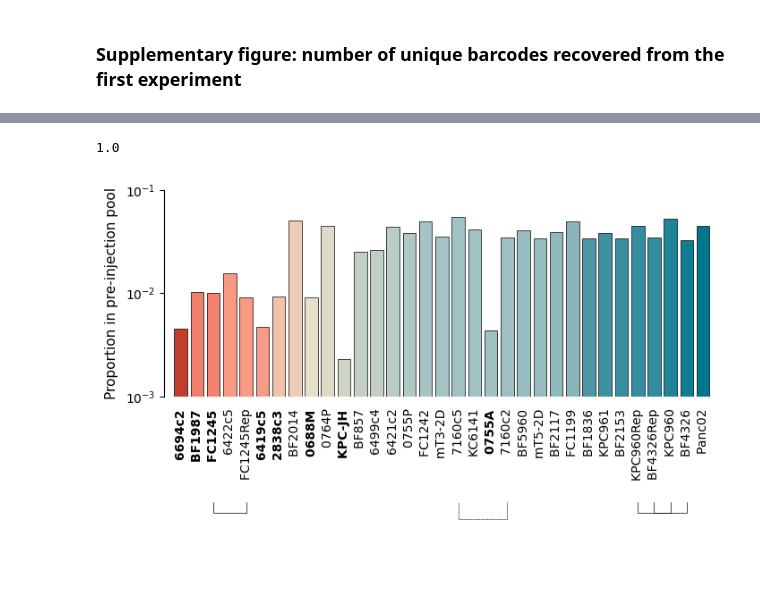
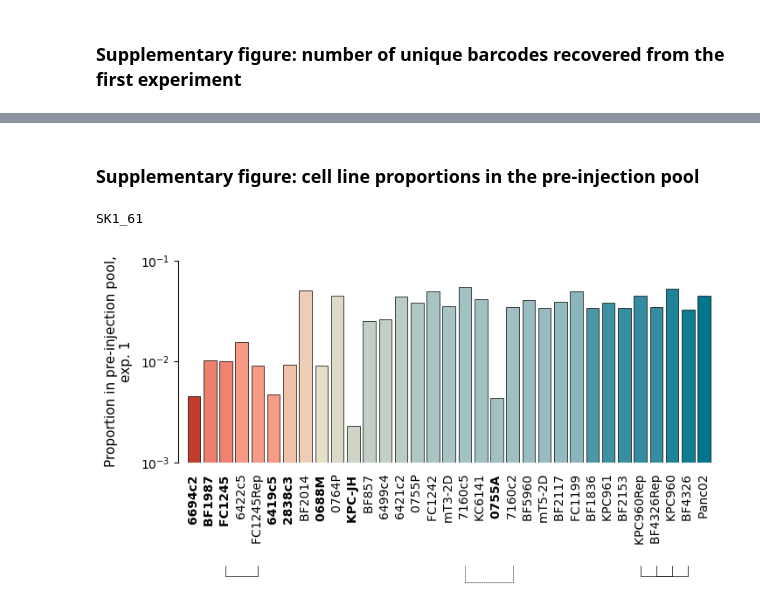
Before and after one commit to alyulina/metastatic-phenotypes, a Jupyter notebook: figures/fig2.ipynb, the cells around one changed output, grey strips where cells are left out. Drawn from its saved outputs; the diff is of its cells as text; code cells hidden in the pictures; blank space fills up the shorter version.

```diff
--- a/figures/fig2.ipynb
+++ b/figures/fig2.ipynb
@@ -619,0 +858,15 @@ plt.savefig(path_to_save_figs + si + '_' + name + '.pdf', dpi=300, bbox_inches='
+# %%
+# 2d Rag1 iv lung samples from exp. one (see bootstrapping.ipynb for details)
+what = ['1', 3, 'Rag1-/-', 'intravenous', 'lung']
+tag = '_'.join([str(w).replace('/', '').replace(' ', '') for w in what])
+samples = list(set(metadata.loc[(metadata['experiment'] == what[0]) &
+                                (metadata['time point, d'] <= what[1]) & # be careful here
+                                (metadata['genotype'] == what[2]) &
+                                (metadata['injection method'] == what[3]) &
+                                (metadata['tissue'] == what[4])
+].apply(lambda row: row['notes'].split()[0] if row['notes'] != 'none' else row.name, axis=1).tolist())) # choosing the correct name for merged counts
+
+clID__mean_rag1_2d = utils.get_burden_and_n(samples, min_tumor_size=100)[0] # data mean
+clID__err_rag1_2d = {k: [max(0, clID__mean_rag1_2d[k] - np.percentile(v, 2.5)), max(0, np.percentile(v, 97.5) - clID__mean_rag1_2d [k])] for k, v in what__relative_burden_bootstraps['burden_bootstrap__' + tag].items()}
+
+clIDs_sorted_rag1_2d = [y[0] for y in sorted(clID__mean_rag1_2d.items(), key=lambda x: x[-1], reverse=True)]
@@ -782,54 +1211,75 @@ for sample in list(metadata[(metadata['time point, d'] == 0) & (metadata['experi
+# %% [markdown]
+### Supplementary figure: cell line proportions in the pre-injection pool
 # %%
-name = 'initial_cell_line_proportions'
+# pre-injection sample
+clID__sample__reads = {}
+for sample in list(metadata[(metadata['time point, d'] == 0) & (metadata['experiment'] == '1')].index):
+    clID__sample__reads[sample] = {}
+    file_path = os.path.join(path_to_reads, f"{sample}_clIDs_rBC_cluster_counts.txt")
+
+    with open(file_path, 'r') as f:
+        for line in f:
+            clID_barcode, read_count = line.strip().split('\t')
+            clID, barcode = clID_barcode.split('_'); read_count = int(read_count)
+            if clID not in clIDs: # this should not happen if barcodes were processed correctly
+                continue
+            if clID not in clID__sample__reads[sample]:
+                clID__sample__reads[sample][clID] = []
+            clID__sample__reads[sample][clID].append(read_count) # adding read counts!
+
+
+name = 'initial_cell_line_proportions_exp1'
 si = 'si'
 
 plt.figure(figsize=(8, 3))
 plt.gca().spines[['top', 'right', 'bottom']].set_visible(False)
 ax.spines['left'].set_linewidth(0.5)
 
-sample = 'SK1_61'
+sample = list(clID__sample__reads.keys())[0]
+print(sample)
+
 norm = 0; tmp = 0
 for i, clID in enumerate(clIDs_sorted):
     norm += sum(clID__sample__reads[sample][clID])
 
 for i, clID in enumerate(clIDs_sorted):
     y = sum(clID__sample__reads[sample][clID]) / norm; tmp += y
-    plt.bar(i, y - 1e-3, bottom=1e-3, color=clID__color[clID], edgecolor='black', linewidth=0.5)
+    plt.bar(i, y - 1e-3, bottom=1e-3, color=clID__color_1[clID], edgecolor='black', linewidth=0.5)
 
 plt.yscale('log')
 plt.minorticks_off()
 
 plt.ylim(1e-3, 1e-1)
 plt.xlim(-1, i + 1)
 
 # make sure that the order is correct
 plt.xticks(range(len(clIDs_sorted)), []);
 plt.gca().set_xticklabels([clID__label[x] + '  ' for x in clIDs_sorted], size=10, rotation=90)
 plt.gca().xaxis.set_tick_params(length=0, width=0, which='both')
 #plt.yticks([2e-1, 1e0, 1e1, 1e2, 1e3], ['0', '$10^{0}$', '$10^{1}$', '$10^{2}$', '$10^{3}$'], size=12)
 
 clID__weight = {}
 for clID in clIDs:
     if clID__label[clID] in ['6694c2', '6419c5', 'BF1987', '0688M', 'FC1245', 'FC1245', 'KPC-JH', '0755A', '2838c3']:
         clID__weight[clID] = 'bold'
     else:
         clID__weight[clID] = 'normal'
 
 for label, clID in zip(plt.gca().get_xticklabels(), clIDs_sorted):
     label.set_fontproperties(matplotlib.font_manager.FontProperties(weight=clID__weight[clID]))
 
 # connecting replicate cell lines by lines
 for key, value in clID_replicates__linestyle.items():
     x = sorted([clIDs_sorted.index(key[0]), clIDs_sorted.index(key[1])])
     plt.annotate('', xy=(x[0], 0.0001), xycoords='data', xytext=(x[1], 0.0001), textcoords='data',
                 arrowprops=dict(arrowstyle='-', linestyle = value, linewidth=0.5, color='0',
                 patchA=None, patchB=None, connectionstyle='bar,fraction=-0.4'),
                 annotation_clip=False);
 
-plt.ylabel('Proportion in pre-injection pool', fontsize=11, labelpad=6);
-print(tmp)
+plt.ylabel('Proportion in pre-injection pool,\nexp. 1', fontsize=11, labelpad=6);
+# print(tmp)
 
-plt.savefig(path_to_save_figs + si + '_' + name + '.pdf', dpi=300, bbox_inches='tight')
+plt.savefig(path_to_save_figs + 'fig2/figs/' + si + '_' + name + '.pdf', dpi=300, bbox_inches='tight')
 # %% [output]
-1.0
+SK1_61
-[figure, old version]
+[figure, new version]
```
Also changed, not shown: parts of 41 cells of this notebook, 3 other files.
